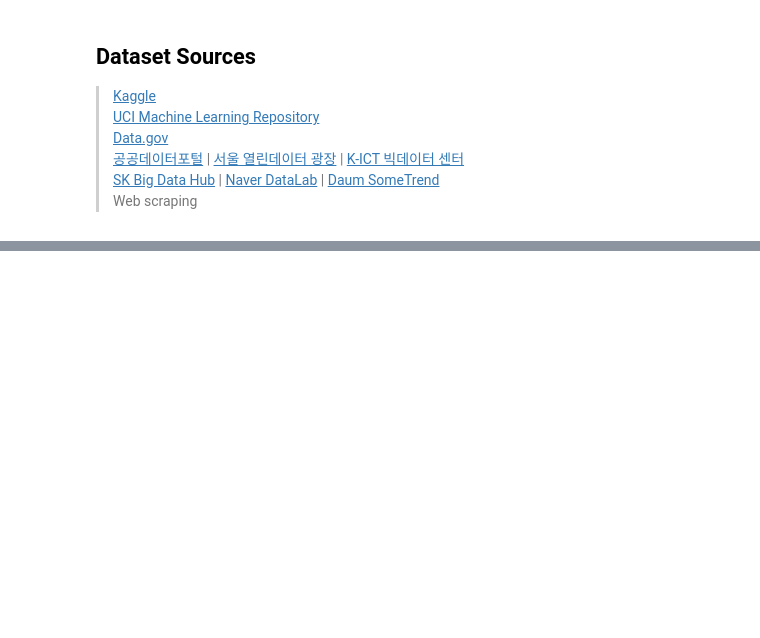
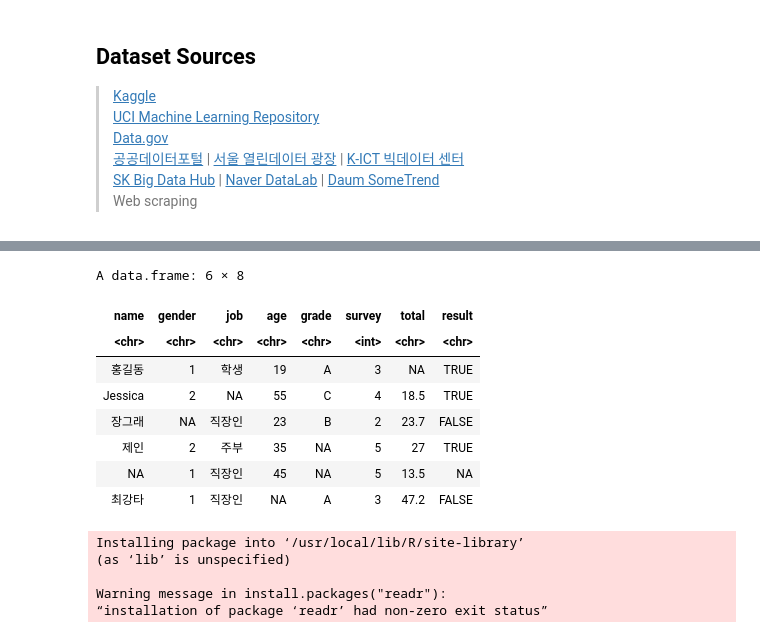
Before and after one commit to hwuiwon/data-analysis-study, a Jupyter notebook: Data_Analysis_Study.ipynb, the cells around one changed output, grey strips where cells are left out. Cells and saved outputs as stored; diff of their text form; code cells hidden in the pictures; blank space fills up the shorter version.

```diff
--- a/Data_Analysis_Study.ipynb
+++ b/Data_Analysis_Study.ipynb
@@ -520,0 +607,27 @@ We need to convert data into **structured data** form to analyze.
+# %%
+# strip.white: prevent spaces
+# na.strings(): matching strings that should be replaced with NA
+cs <- read.table(file = 'customer.csv', header = TRUE, sep = ',',
+                 fileEncoding="euc-kr", stringsAsFactors = FALSE,
+                 strip.white = TRUE, na.strings = c('.', '?', ' '))
+cs
+# %% [output]
+A data.frame: 6 × 8
+| name | gender | job | age | grade | survey | total | result |
+| <chr> | <chr> | <chr> | <chr> | <chr> | <int> | <chr> | <chr> |
+| 홍길동 | 1 | 학생 | 19 | A | 3 | NA | TRUE |
+| Jessica | 2 | NA | 55 | C | 4 | 18.5 | TRUE |
+| 장그래 | NA | 직장인 | 23 | B | 2 | 23.7 | FALSE |
+| 제인 | 2 | 주부 | 35 | NA | 5 | 27 | TRUE |
+| NA | 1 | 직장인 | 45 | NA | 5 | 13.5 | NA |
+| 최강타 | 1 | 직장인 | NA | A | 3 | 47.2 | FALSE |
+# %%
+# Install 'readr' package
+install.packages('readr')
+library(readr)
+# %% [output]
+Installing package into ‘/usr/local/lib/R/site-library’
+(as ‘lib’ is unspecified)
+
+Warning message in install.packages("readr"):
+“installation of package ‘readr’ had non-zero exit status”
```
Also changed, not shown: parts of 12 cells of this notebook.
